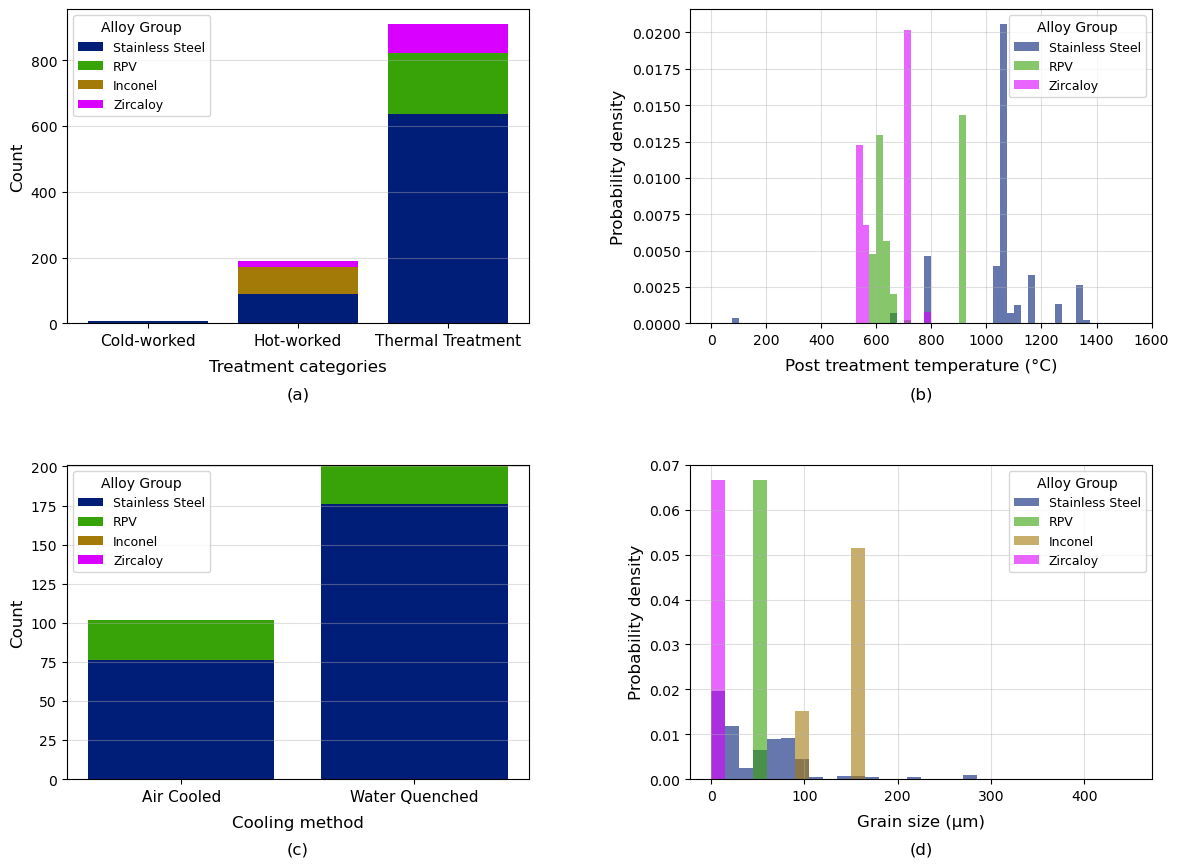
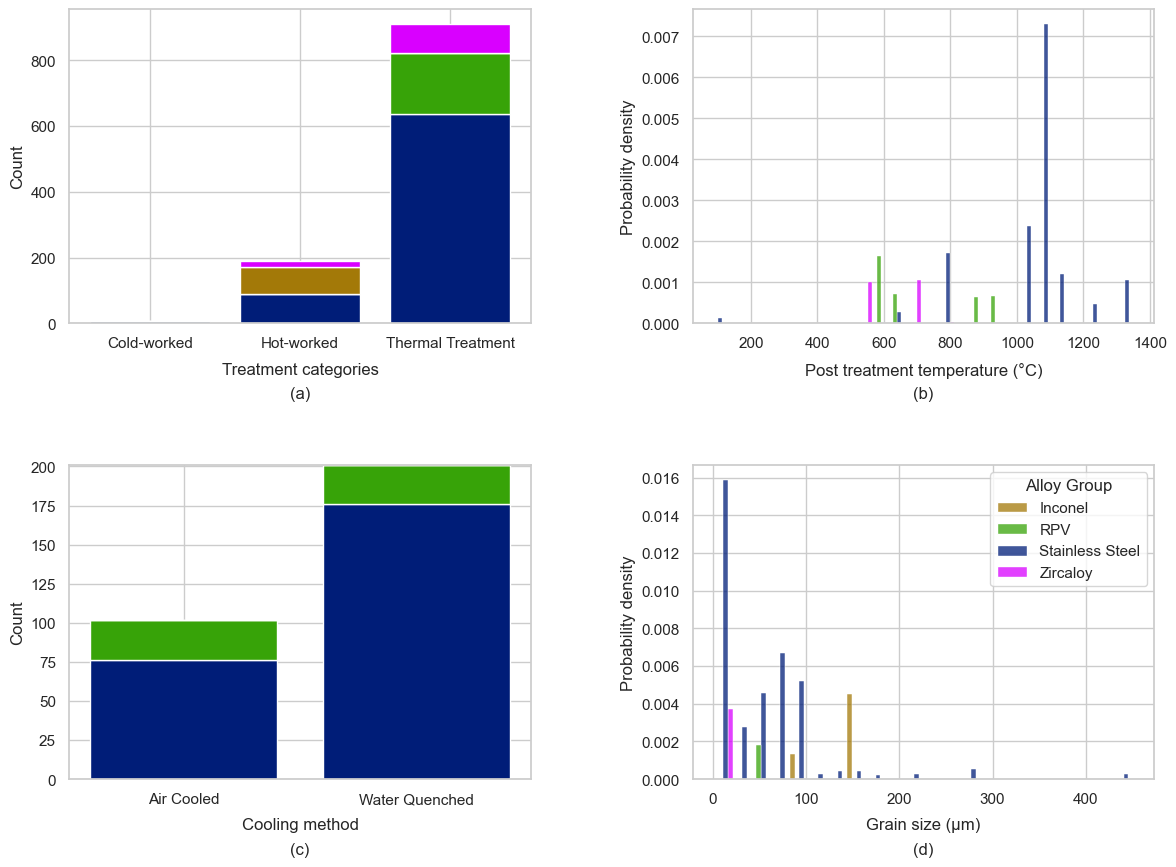
The change to this notebook cell's code, shown as a diff; its figure went from the first image to the second:
--- before
+++ after
@@ -7,10 +7,13 @@
 }
 alloy_groups = ['Stainless Steel', 'RPV', 'Inconel', 'Zircaloy']
-grain_col = [c for c in df.columns if 'Grain size' in c][0]
+hue_order    = ['Inconel', 'RPV', 'Stainless Steel', 'Zircaloy']
+grain_col    = [c for c in df.columns if 'Grain size' in c][0]
+
+sns.set_theme(style='whitegrid')
 
 fig5, axes5 = plt.subplots(2, 2, figsize=(14, 10))
 fig5.subplots_adjust(hspace=0.45, wspace=0.35)
 
-# (a) Stacked bar: treatment categories on x-axis, alloy groups stacked
+# (a) Stacked bar: treatment categories
 ax = axes5[0, 0]
 treat_order = ['Cold-worked', 'Hot-worked', 'Thermal Treatment']
@@ -29,22 +32,19 @@
 ax.set_xlabel('Treatment categories', fontsize=12, labelpad=8)
 ax.set_ylabel('Count', fontsize=12)
-ax.legend(title='Alloy Group', fontsize=9, frameon=True)
-ax.grid(axis='y', alpha=0.4)
 ax.text(0.5, -0.20, '(a)', transform=ax.transAxes, ha='center', va='top', fontsize=12)
 
-# (b) Probability density of post-treatment temperature — narrow bins
+# (b) Probability density of post-treatment temperature
 ax = axes5[0, 1]
-for group in alloy_groups:
-    data = df[df['Alloy Group'] == group]['Post treatment temperature, C'].dropna()
-    if len(data) > 1:
-        ax.hist(data, bins=np.arange(0, 1550, 25), density=True, alpha=0.6,
-                label=group, color=group_colors[group], edgecolor='none')
-ax.set_xlabel('Post treatment temperature (\u00b0C)', fontsize=12, labelpad=8)
+df_temp = df[['Alloy Group', 'Post treatment temperature, C']].dropna(
+    subset=['Post treatment temperature, C'])
+sns.histplot(data=df_temp, x='Post treatment temperature, C', hue='Alloy Group',
+             hue_order=hue_order, palette=group_colors,
+             stat='density', multiple='dodge', binwidth=50,
+             ax=ax, legend=False)
+ax.set_xlabel('Post treatment temperature (°C)', fontsize=12, labelpad=8)
 ax.set_ylabel('Probability density', fontsize=12)
-ax.legend(title='Alloy Group', fontsize=9, frameon=True)
-ax.grid(alpha=0.4)
 ax.text(0.5, -0.20, '(b)', transform=ax.transAxes, ha='center', va='top', fontsize=12)
 
-# (c) Stacked bar: cooling method on x-axis, alloy groups stacked
+# (c) Stacked bar: cooling method
 ax = axes5[1, 0]
 cooling_order = ['Air Cooled', 'Water Quenched']
@@ -63,19 +63,17 @@
 ax.set_xlabel('Cooling method', fontsize=12, labelpad=8)
 ax.set_ylabel('Count', fontsize=12)
-ax.legend(title='Alloy Group', fontsize=9, frameon=True)
-ax.grid(axis='y', alpha=0.4)
 ax.text(0.5, -0.20, '(c)', transform=ax.transAxes, ha='center', va='top', fontsize=12)
 
-# (d) Probability density of grain size — narrow bins
+# (d) Probability density of grain size — legend here only
 ax = axes5[1, 1]
-for group in alloy_groups:
-    data = df[df['Alloy Group'] == group][grain_col].dropna()
-    if len(data) > 1:
-        ax.hist(data, bins=np.arange(0, 460, 15), density=True, alpha=0.6,
-                label=group, color=group_colors[group], edgecolor='none')
-ax.set_xlabel('Grain size (\u03bcm)', fontsize=12, labelpad=8)
+df_grain = df[['Alloy Group', grain_col]].dropna(subset=[grain_col]).copy()
+df_grain = df_grain.rename(columns={grain_col: 'Grain size (μm)'})
+sns.histplot(data=df_grain, x='Grain size (μm)', hue='Alloy Group',
+             hue_order=hue_order, palette=group_colors,
+             stat='density', multiple='dodge', binwidth=20,
+             ax=ax, legend=True)
+ax.set_xlabel('Grain size (μm)', fontsize=12, labelpad=8)
 ax.set_ylabel('Probability density', fontsize=12)
-ax.legend(title='Alloy Group', fontsize=9, frameon=True)
-ax.grid(alpha=0.4)
+ax.get_legend().set_title('Alloy Group')
 ax.text(0.5, -0.20, '(d)', transform=ax.transAxes, ha='center', va='top', fontsize=12)
 

Commit: Add files via upload